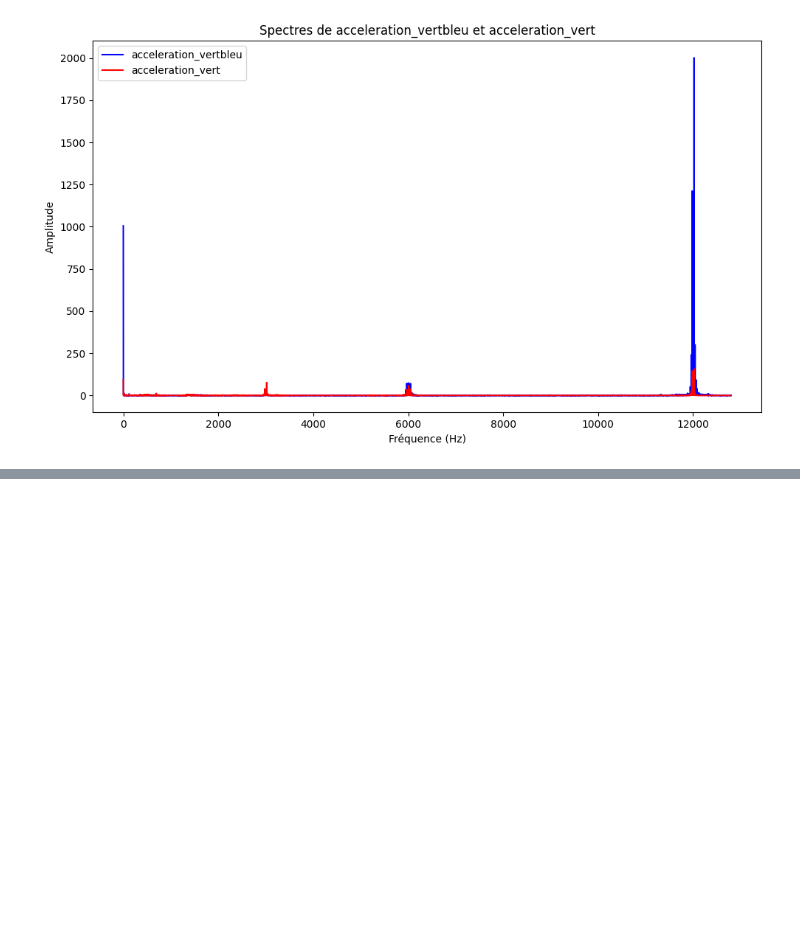
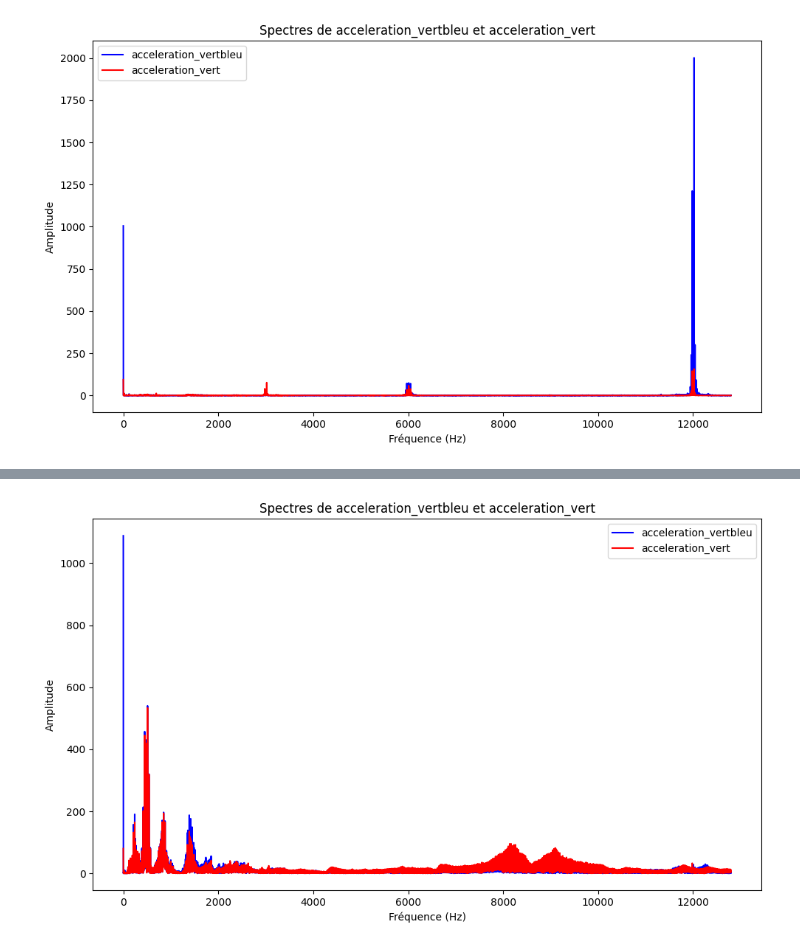
Before and after one commit to ihssane2002/Projet-M4, a Jupyter notebook: Untitled45.ipynb, the cells around one changed output, grey strips where cells are left out. Cells and saved outputs as stored; diff of their text form; code cells hidden in the pictures; blank space fills up the shorter version.

```diff
--- a/Untitled45.ipynb
+++ b/Untitled45.ipynb
@@ -194,0 +286,43 @@ plt.show()
+# %%
+
+# Charger vos données depuis df1
+time = df1['Time']
+acceleration_vertbleu = df1['acceleration_vertbleu']
+acceleration_vert = df1['acceleration_vert']
+
+# Assurez-vous que vos données sont sur un format numérique
+time = pd.to_datetime(time)
+time_diff = (time - time.iloc[0]).dt.total_seconds()  # Conversion du temps en secondes
+
+# Appliquer la FFT
+fft_vertbleu = np.fft.fft(acceleration_vertbleu)
+fft_vert = np.fft.fft(acceleration_vert)
+
+# Calculer les fréquences
+n = len(time_diff)
+frequencies = np.fft.fftfreq(n, d=np.mean(np.diff(time_diff)))  # fréquence d'échantillonnage
+
+# Calculer le spectre (en module)
+spectrum_vertbleu = np.abs(fft_vertbleu)
+spectrum_vert = np.abs(fft_vert)
+
+# Tracer le spectre superposé
+plt.figure(figsize=(10, 6))
+
+# Spectre superposé de 'acceleration_vertbleu' et 'acceleration_vert'
+plt.plot(frequencies[:n//2], spectrum_vertbleu[:n//2], label='acceleration_vertbleu', color='blue')
+plt.plot(frequencies[:n//2], spectrum_vert[:n//2], label='acceleration_vert', color='red')
+
+# Ajouter des titres et labels
+plt.title('Spectres de acceleration_vertbleu et acceleration_vert')
+plt.xlabel('Fréquence (Hz)')
+plt.ylabel('Amplitude')
+
+# Ajouter une légende
+plt.legend()
+
+# Afficher le graphique
+plt.tight_layout()
+plt.show()
+# %% [output]
+[figure, added]
```
Also changed, not shown: parts of 6 cells of this notebook.
